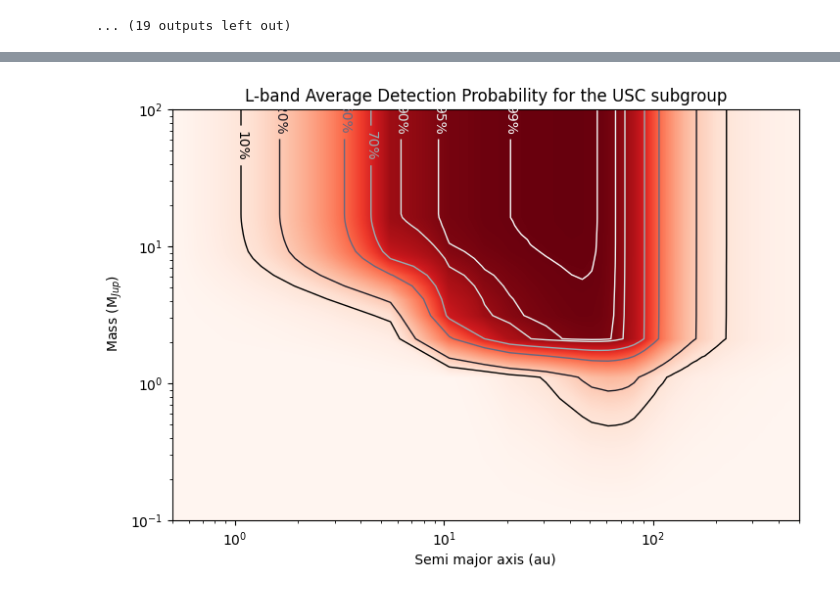
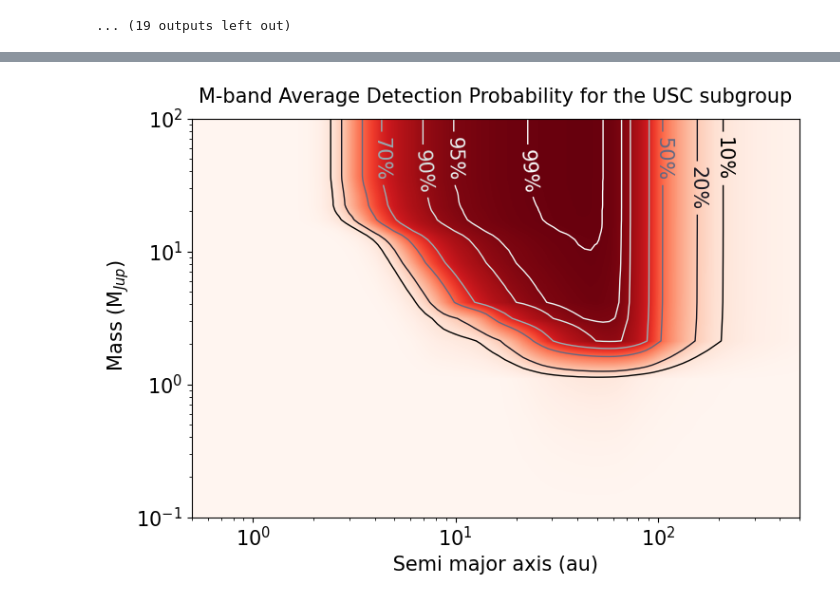
Before and after one commit to BryceDixon/High_Contrast_Imaging, a Jupyter notebook: det_plot_USC.ipynb, the cells around one changed output, grey strips where cells are left out. Drawn from its saved outputs; the diff is of its cells as text; code cells hidden in the pictures.

Commit message:
detprobs

```diff
--- a/det_plot_USC.ipynb
+++ b/det_plot_USC.ipynb
@@ -133,11 +120,11 @@ star_list2 = ['HIP55334',
              'HIP79516',
              'HIP79742',]
 for i in star_list:
-    d += np.array(np.genfromtxt('C:/Users/bryce/Python/High Contrast Imaging Project/Year_4/METIS_2023/plots/Interpolated/USC/L_band_new/{}_MKO_Lp_band_detprob.txt'.format(i)))
-    e += np.array(np.genfromtxt('C:/Users/bryce/Python/High Contrast Imaging Project/Year_4/METIS_2023/plots/Interpolated/USC/M_band_new/{}_MKO_Mp_band_detprob.txt'.format(i)))
+    d += np.array(np.genfromtxt('C:/Users/bryce/Python/High Contrast Imaging Project/Year_4/METIS_2023/plots/Interpolated/USC/L_band_old/{}_MKO_Lp_band_detprob.txt'.format(i)))
+    e += np.array(np.genfromtxt('C:/Users/bryce/Python/High Contrast Imaging Project/Year_4/METIS_2023/plots/Interpolated/USC/M_band_old/{}_MKO_Mp_band_detprob.txt'.format(i)))
 mop = e/len(star_list)
 #for i in star_list2:
-#    d += np.array(np.genfromtxt('C:/Users/bryce/Python/High Contrast Imaging Project/Year_4/METIS_2023/plots/UCL-LCC/M_band/{}_MKO_Mp_band_detprob.txt'.format(i)))
+    #d += np.array(np.genfromtxt('C:/Users/bryce/Python/High Contrast Imaging Project/Year_4/METIS_2023/plots/Interpolated/UCL-LCC/M_band_old/{}_MKO_Mp_band_detprob.txt'.format(i)))
 map = d/len(star_list)
 map = (mop - map)
 for i in range(len(map[0,:])):
@@ -182,31 +199,33 @@ plt.savefig(str(savefolder)+'/'+str(savefilename)+'_detprob.png', bbox_inches='t
 # %%
 d = 0
 for i in star_list:
-    d += np.array(np.genfromtxt('C:/Users/bryce/Python/High Contrast Imaging Project/Year_4/METIS_2023/plots/Interpolated/USC/L_band_new/{}_MKO_Lp_band_detprob.txt'.format(i)))
+    d += np.array(np.genfromtxt('C:/Users/bryce/Python/High Contrast Imaging Project/Year_4/METIS_2023/plots/Interpolated/USC/M_band_old/{}_MKO_Mp_band_detprob.txt'.format(i)))
 map = d/len(star_list)
 
-savefilename = 'average_USC_MKO_Lp_band'
-savefolder = 'C:/Users/bryce/Python/High Contrast Imaging Project/Year_4/METIS_2023/plots/Interpolated/Average_new'
+savefilename = 'average_USC_MKO_Mp_band'
+savefolder = 'C:/Users/bryce/Python/High Contrast Imaging Project/Year_4/METIS_2023/plots/Interpolated/Average_big'
 
 fig = plt.figure(figsize=(8, 6))
 
-sma = np.linspace(0.5, 500, 100)
+sma = np.geomspace(0.5, 500, 100)
 m2 = np.linspace(0.1, 100, 100)
 
 ax = fig.add_axes([0.15, 0.15, 0.8, 0.7])
 ax.set_xscale('log')
 ax.set_yscale('log')
-ax.set_ylabel(" Mass (M$_{Jup}$)")
-ax.set_xlabel(" Semi major axis (au) ")
+ax.set_ylabel(" Mass (M$_{Jup}$)", size = 15)
+ax.set_xlabel(" Semi major axis (au) ", size = 15)
 #ax.grid(which = 'major', color = 'black')
 #ax.grid(which = 'minor', color = 'gray', linestyle = '--')
 
 levels=[10,20,50,70,90,95,99,100]
 norm = mcolors.Normalize(0, 100)
 cf0=ax.contourf(sma, m2, map.T*100, norm=norm, levels=np.arange(0,100,0.1), extend='neither', cmap='Reds', antialiased=False, zorder=0)
 contours = plt.contour(sma, m2, map.T*100, levels, cmap='bone', zorder=1, linewidths=1)
-ax.clabel(contours, contours.levels, fmt = {10:'10%',20:'20%',50:'50%',70:'70%',90:'90%',95:'95%',99:'99%',100:'100%'}, inline=True, fontsize=10)
-ax.set_title('L-band Average Detection Probability for the USC subgroup')
+locations = [(200,50),(150,30),(100,50),(4,50),(6,40),(9,50),(20,40)]
+ax.clabel(contours, contours.levels, fmt = {10:'10%',20:'20%',50:'50%',70:'70%',90:'90%',95:'95%',99:'99%',100:'100%'}, inline=True, fontsize=15, manual = locations)
+ax.set_title('M-band Average Detection Probability for the USC subgroup', size = 15, y = 1.02)
+ax.tick_params(axis='both', which='major', labelsize=15)
 plt.savefig(str(savefolder)+'/'+str(savefilename)+'_detprob.png', bbox_inches='tight')
 # %% [output]
-[figure, old version]
+[figure, new version]
```
Also changed, not shown: parts of 5 cells of this notebook, 12 other files.
